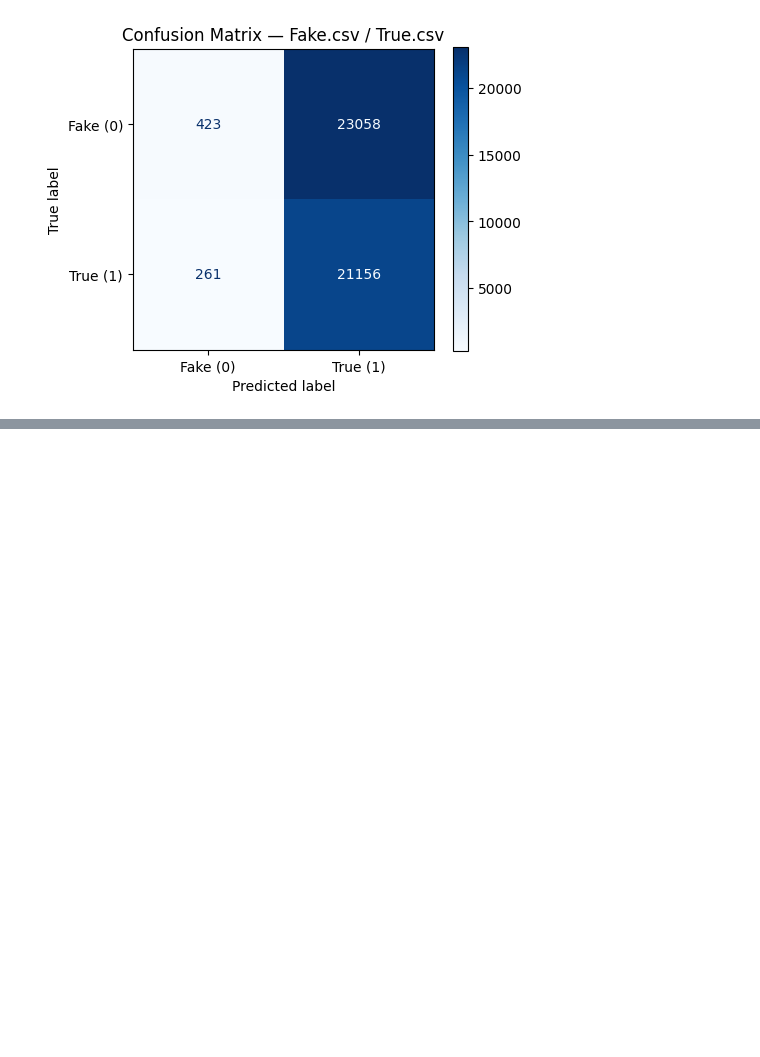
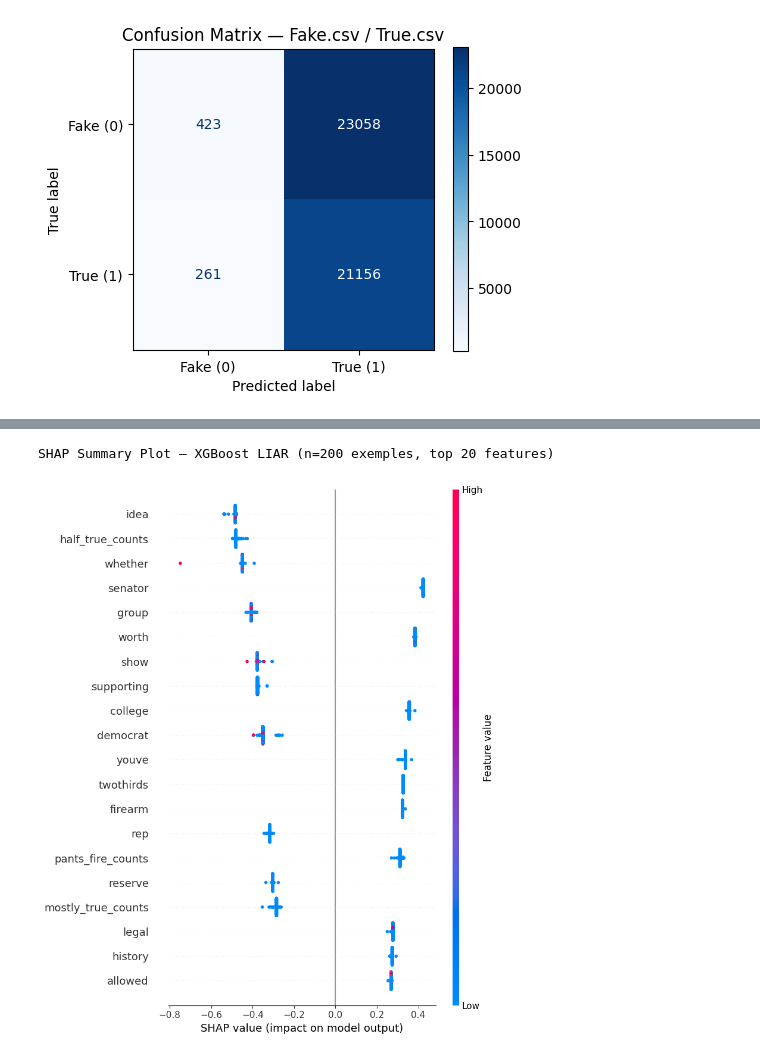
Before and after one commit to F2BHugo/projet_spe_3_fake_new, a Jupyter notebook: Notebook/04_model_test_01.ipynb, the cells around one changed output, grey strips where cells are left out. Saved outputs shown, nothing was run; the diff lists cells and outputs as text; code cells hidden in the pictures; blank space fills up the shorter version.

```diff
--- a/Notebook/04_model_test_01.ipynb
+++ b/Notebook/04_model_test_01.ipynb
@@ -152,0 +157,22 @@ weighted avg       0.55      0.48      0.33     44898
+# %%
+import shap
+
+feature_names_full = tfidf.get_feature_names_out().tolist() + [
+    "barely_true_counts", "false_counts", "half_true_counts",
+    "mostly_true_counts", "pants_fire_counts", "party_encoded"
+]
+
+# Échantillon dense pour la vitesse de calcul
+np.random.seed(42)
+n_shap   = min(200, X_full.shape[0])
+shap_idx = np.random.choice(X_full.shape[0], n_shap, replace=False)
+X_shap   = X_full[shap_idx].toarray()
+
+explainer_shap = shap.TreeExplainer(model)
+shap_values    = explainer_shap.shap_values(X_shap)
+
+print(f"SHAP Summary Plot — XGBoost LIAR (n={n_shap} exemples, top 20 features)")
+shap.summary_plot(shap_values, X_shap, feature_names=feature_names_full, max_display=20)
+# %% [output]
+SHAP Summary Plot — XGBoost LIAR (n=200 exemples, top 20 features)
+[figure, added]
```
Also changed, not shown: parts of 3 cells of this notebook, 6 other files.
